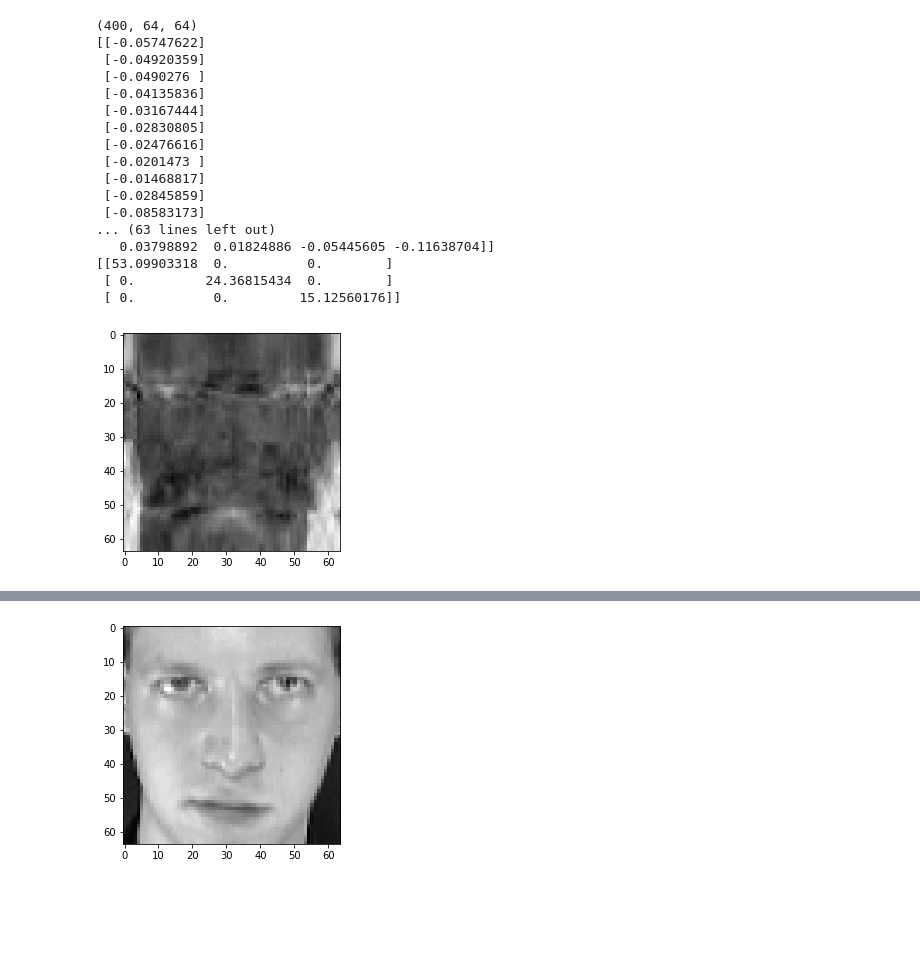
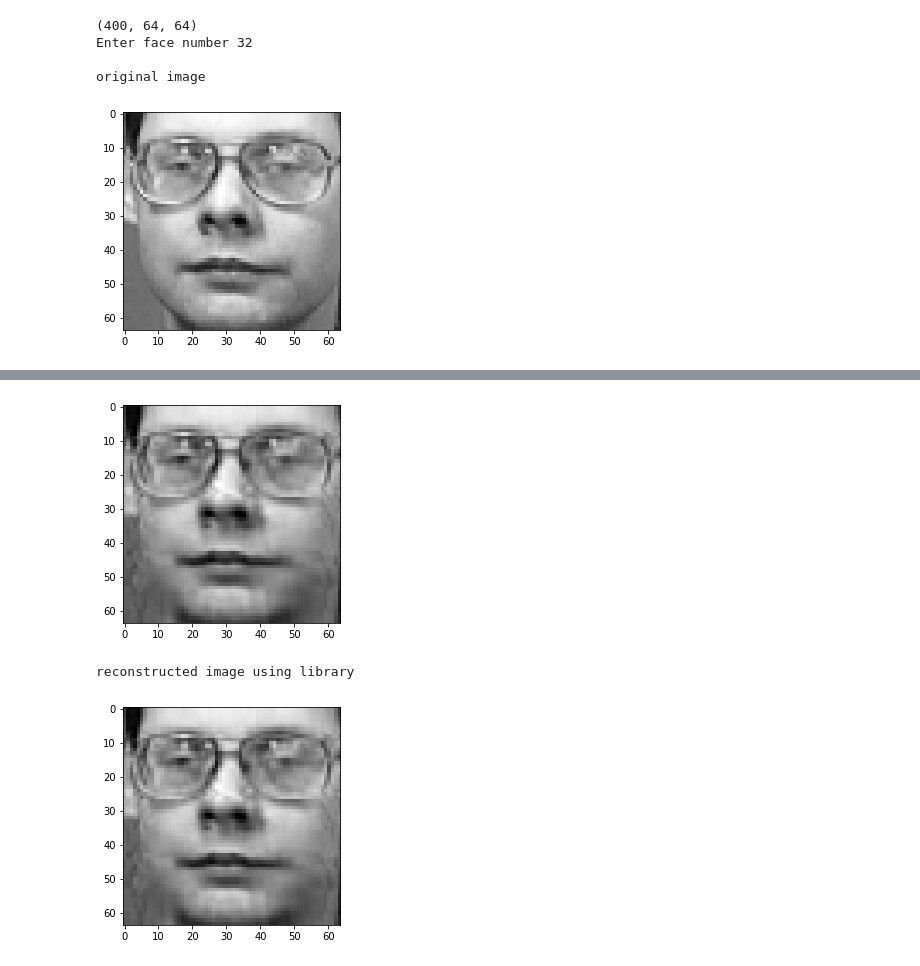
Before and after one commit to ishan-modi/image-reconstruction, a Jupyter notebook: image_reconstruction.ipynb, the cells around one changed output, grey strips where cells are left out. Cells and saved outputs as stored; diff of their text form; code cells hidden in the pictures; blank space fills up the shorter version.

```diff
--- a/image_reconstruction.ipynb
+++ b/image_reconstruction.ipynb
@@ -101,51 +122,45 @@ reconstruction(alphas[number],base_faces[:16])
 # %%
 olivetti = fetch_olivetti_faces()
 
 data = olivetti.images
 shape=data.shape
 print(shape)
 
 data = zscore(data.reshape(shape[0],shape[1]*shape[2]))
 data=data.reshape(shape)
 
-for i in data[2:3]:
-    matrix = np.zeros(shape[1:])
-    U,sigma,V = svd(i)
-    U = U.T
-    print(np.matrix(U[:, 2:3]))
-    print(np.matrix(V[2:3, :]))
-    print(np.diag(sigma[:3]))
+number = int(input("Enter face number "))
+print('\noriginal image')
+show_img(data[number])
 
-    for j in range(1):
-        matrix=np.matrix(U) * np.diag(sigma) * np.matrix(V)
-    show_img(matrix)
+matrix = np.zeros(shape[1:])
+U,sigma,V = svd(data[number])
+U_lib,sigma_lib,V_lib = np.linalg.svd(data[number])
+U_lib=U_lib.T
+
+for idx in range(len(U)):
+    if (U[idx][0]<0 and U_lib[idx][0]>0) or (U[idx][0]>0 and U_lib[idx][0]<0):
+        U[idx]=-U[idx]
+
+for idx in range(len(V)):
+    if (V[idx][0]<0 and V_lib[idx][0]>0) or (V[idx][0]>0 and V_lib[idx][0]<0):
+        V[idx]=-V[idx]
+
+U = U.T
+matrix=np.matrix(U[:, :12]) * np.diag(sigma[:12]) * np.matrix(V[:12, :])
+print('reconstructed image')
+show_img(matrix)
 
 ############# using library ##############
 
-for i in data[2:3]:
-    U,sigma,V = np.linalg.svd(i)
-    print(np.matrix(U[:, 2:3]))
-    print(np.matrix(V[2:3, :]))
-    print(np.diag(sigma[:3]))
-    for j in range(1):
-        reconstimg = np.matrix(U[:, :64]) * np.diag(sigma[:64]) * np.matrix(V[:64, :])
-    show_img(reconstimg)
+
+U,sigma,V = np.linalg.svd(data[number])
+reconstimg = np.matrix(U[:, :12]) * np.diag(sigma[:12]) * np.matrix(V[:12, :])
+print('reconstructed image using library')
+show_img(reconstimg)
 # %% [output]
 (400, 64, 64)
-[[-0.05747622]
- [-0.04920359]
- [-0.0490276 ]
- [-0.04135836]
- [-0.03167444]
- [-0.02830805]
- [-0.02476616]
- [-0.0201473 ]
- [-0.01468817]
- [-0.02845859]
- [-0.08583173]
-... (63 lines left out)
-   0.03798892  0.01824886 -0.05445605 -0.11638704]]
-[[53.09903318  0.          0.        ]
- [ 0.         24.36815434  0.        ]
- [ 0.          0.         15.12560176]]
+Enter face number 32
+
+original image
-[figure, old version]
+[figure, new version]
@@ -169 +168,3 @@ for i in data[2:3]:
-[figure, old version]
+[figure, new version]
+reconstructed image using library
+[figure, added]
```
Also changed, not shown: parts of 4 cells of this notebook.
